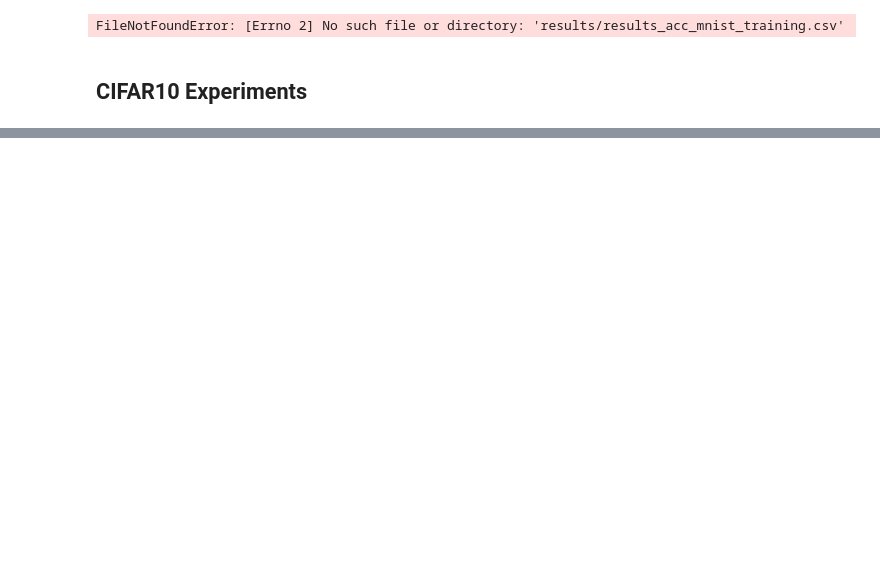
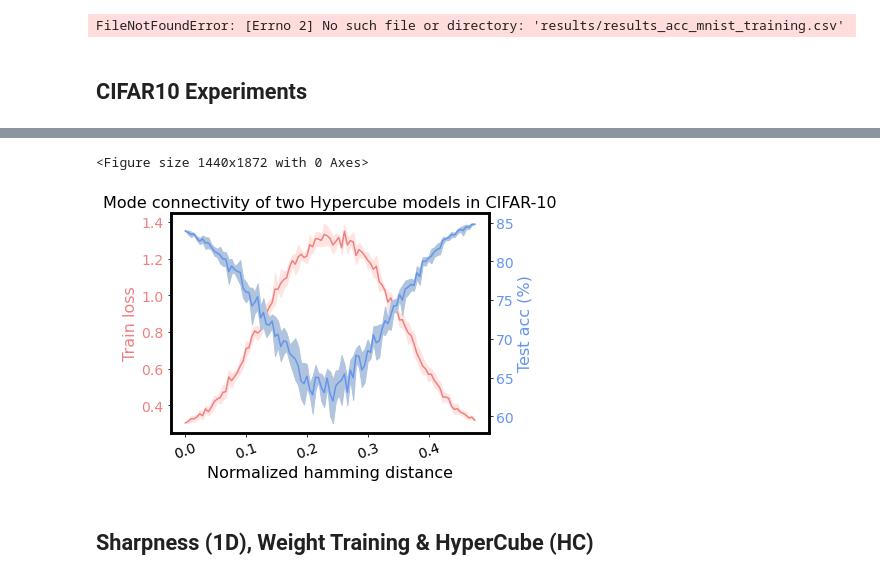
Before and after one commit to ksreenivasan/pruning_is_enough, a Jupyter notebook: plotting_things.ipynb, the cells around one changed output, grey strips where cells are left out. Drawn from its saved outputs; the diff is of its cells as text; code cells hidden in the pictures; blank space fills up the shorter version.

```diff
--- a/plotting_things.ipynb
+++ b/plotting_things.ipynb
@@ -288,0 +350,7 @@ plt.savefig("pruning_acc_comparison_cifar10.pdf", format='pdf', dpi=600, bbox_in
+# %%
+#df_sparsity_hc = pd.read_csv("results/CIFAR10_HC_150epoch/results_visualize_sharpness_pruning_CIFAR10_hc.csv")
+#df_sparsity_hc = pd.read_csv("results/CIFAR10_HC_150epoch/results_visualize_sharpness_sparsity1_0.2_d1_100_v_10_pruning_CIFAR10_hc.csv")
+#df_sparsity_hc = pd.read_csv("results/CIFAR10_HC_150epoch_connectivity/results_visualize_connectivity_d_1_v_1_pruning_CIFAR10_hc.csv")
+df_sparsity_hc = pd.read_csv("results/CIFAR10_HC_150epoch_connectivity/results_visualize_connectivity_d_1_v_5_pruning_CIFAR10_hc.csv")
+#df_sparsity_hc = pd.read_csv("results/CIFAR10_WeightTraining_100epoch_connectivity/results_visualize_connectivity_d_1_v_5_weight_training_CIFAR10_training.csv")
+df_sparsity_hc
@@ -288,0 +371,42 @@ plt.savefig("pruning_acc_comparison_cifar10.pdf", format='pdf', dpi=600, bbox_in
+# %%
+fig = plt.figure(figsize=(20, 26))
+#fig = plt.figure(figsize=(6, 4))
+colors = dict(mcolors.BASE_COLORS, **mcolors.CSS4_COLORS)
+
+# Sort colors by hue, saturation, value and name.
+by_hsv = sorted((tuple(mcolors.rgb_to_hsv(mcolors.to_rgba(color)[:3])), name)
+                for name, color in colors.items())
+rc('axes', linewidth=2.5)
+matplotlib.rcParams['pdf.fonttype'] = 42
+matplotlib.rcParams['ps.fonttype'] = 42
+
+t = df_sparsity_hc['dist']
+loss_mean, loss_std = df_sparsity_hc['train_loss_mean'], df_sparsity_hc['train_loss_std']
+acc_mean, acc_std = df_sparsity_hc['test_acc_mean'], df_sparsity_hc['test_acc_std']
+
+fig, ax1 = plt.subplots()
+plt.xticks(size=14, rotation=20)
+color = 'lightcoral'#'tab:red'
+ax1.set_xlabel('Normalized hamming distance', fontsize = 16)
+ax1.set_ylabel('Train loss', color=color, fontsize = 16)
+ax1.plot(t, loss_mean, color=color)
+plt.fill_between(t, loss_mean-loss_std, loss_mean+loss_std, color='mistyrose')
+ax1.tick_params(axis='y', labelcolor=color, labelsize = 14)
+
+ax2 = ax1.twinx()  # instantiate a second axes that shares the same x-axis
+
+color = 'cornflowerblue' #'tab:blue'
+ax2.set_ylabel('Test acc (%)', color=color, fontsize = 16)  # we already handled the x-label with ax1
+ax2.plot(t, acc_mean, color=color)
+plt.fill_between(t, acc_mean-acc_std, acc_mean+acc_std, color='lightsteelblue') #plt.title('MNIST, LeNet-5, Random weight switching', fontsize=fontsize) #plt.errorbar(dist_list*100, err_stat[:,0], err_stat[:,1])
+ax2.tick_params(axis='y', labelcolor=color, labelsize = 14)
+
+fig.tight_layout()  # otherwise the right y-label is slightly clipped
+plt.title('Mode connectivity of two Hypercube models in CIFAR-10', fontsize=16)
+#plt.title('Mode connectivity of two Weight-trained models in CIFAR-10', fontsize=16)
+plt.savefig("1D_visualizing_mode_connectivity_cifar_hc.pdf", format='pdf', dpi=600, bbox_inches='tight', pad_inches=0.05)
+# %% [output]
+<Figure size 1440x1872 with 0 Axes>
+[figure, added]
+# %% [markdown]
+## Sharpness (1D), Weight Training & HyperCube (HC)
```
Also changed, not shown: parts of 14 cells of this notebook.
